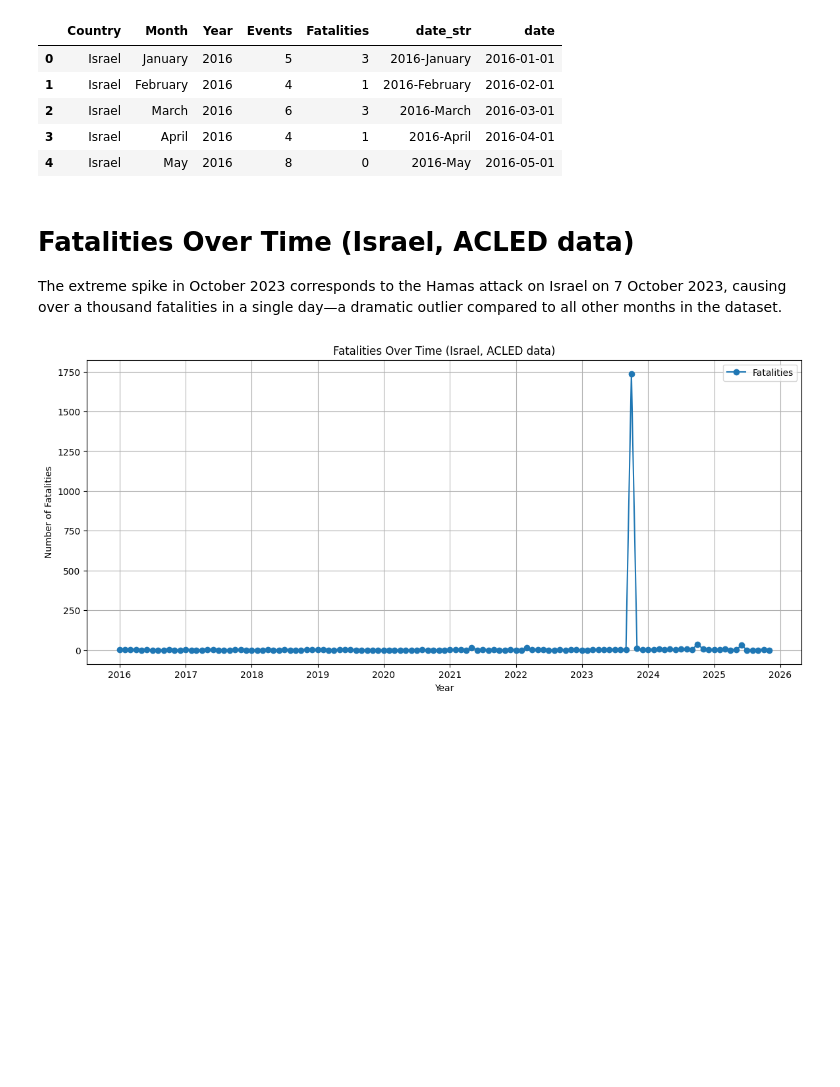
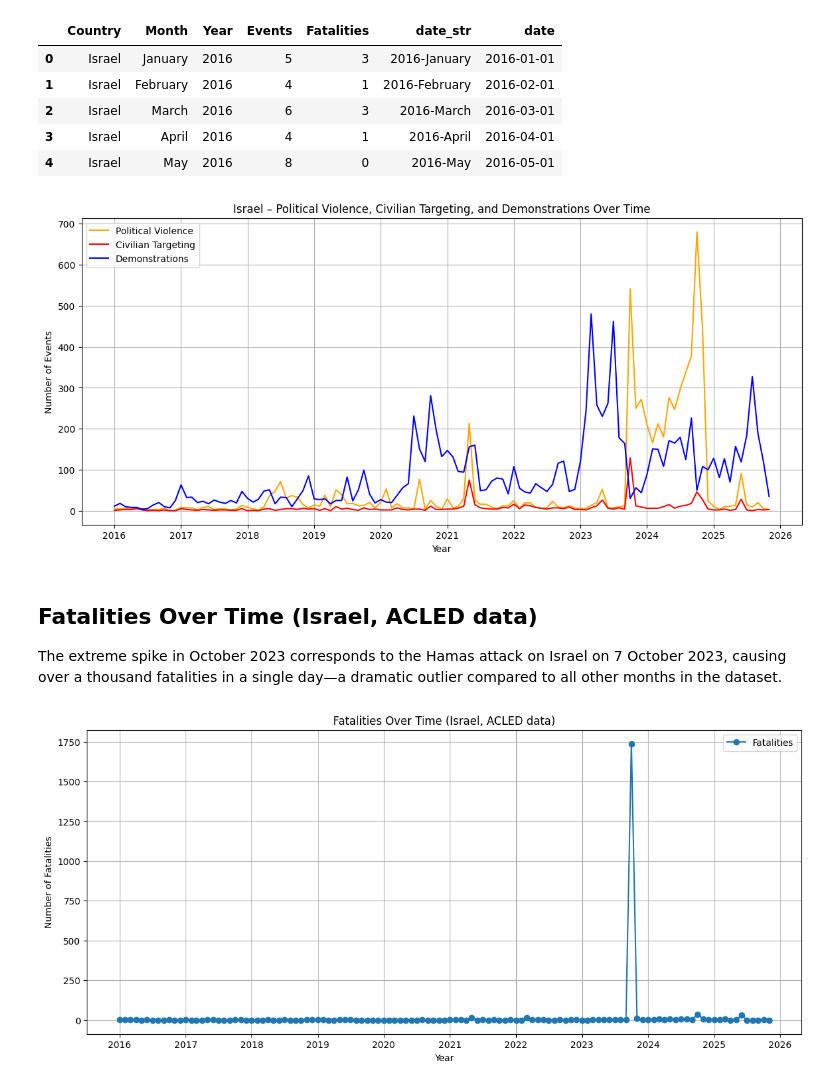
Before and after one commit to zvelegrakis/projects, a Jupyter notebook: projects/000_p1/notebooks/exploration.ipynb, the cells around one changed output. Cells and saved outputs as stored; diff of their text form; code cells hidden in the pictures; blank space fills up the shorter version.

```diff
--- a/projects/000_p1/notebooks/exploration.ipynb
+++ b/projects/000_p1/notebooks/exploration.ipynb
@@ -1,6 +1,11 @@
 # %%
 import pandas as pd
 
-df = pd.read_csv("../data/israel_political_violence.csv")
-df.head()
+DATA_PATH = "../data/"
+
+df_pol = pd.read_csv(DATA_PATH + "israel_political_violence.csv")
+df_civ = pd.read_csv(DATA_PATH + "israel_civilian_targeting.csv")
+df_demo = pd.read_csv(DATA_PATH + "israel_demonstration.csv")
+
+df_pol.head(), df_civ.head(), df_demo.head()
 # %% [output]
@@ -13,13 +30,14 @@ df.head()
 # %%
-import pandas as pd
+def add_date_column(df):
+    df["date_str"] = df["Year"].astype(str) + "-" + df["Month"].astype(str)
+    df["date"] = pd.to_datetime(df["date_str"], format="%Y-%B")
+    return df.sort_values("date")
 
-# create a full date string like "2016-January"
-df["date_str"] = df["Year"].astype(str) + "-" + df["Month"].astype(str)
+df_pol = add_date_column(df_pol)
+df_civ = add_date_column(df_civ)
+df_demo = add_date_column(df_demo)
 
-# convert to datetime (pandas will auto-parse month names)
-df["date"] = pd.to_datetime(df["date_str"])
-
-df.head()
+df_pol.head()
 # %% [output]
 |  | Country | Month | Year | Events | Fatalities | date_str | date |
 | 0 | Israel | January | 2016 | 5 | 3 | 2016-January | 2016-01-01 |
@@ -27,8 +45,24 @@ df.head()
 | 2 | Israel | March | 2016 | 6 | 3 | 2016-March | 2016-03-01 |
 | 3 | Israel | April | 2016 | 4 | 1 | 2016-April | 2016-04-01 |
 | 4 | Israel | May | 2016 | 8 | 0 | 2016-May | 2016-05-01 |
+# %%
+import matplotlib.pyplot as plt
+
+plt.figure(figsize=(14,6))
+plt.plot(df_pol["date"], df_pol["Events"], label="Political Violence", color="orange")
+plt.plot(df_civ["date"], df_civ["Events"], label="Civilian Targeting", color="red")
+plt.plot(df_demo["date"], df_demo["Events"], label="Demonstrations", color="blue")
+plt.title("Israel – Political Violence, Civilian Targeting, and Demonstrations Over Time")
+plt.xlabel("Year")
+plt.ylabel("Number of Events")
+plt.grid(True)
+plt.legend()
+plt.show()
+# %% [output]
+[figure, added]
 # %% [markdown]
-# Fatalities Over Time (Israel, ACLED data)
+
+## Fatalities Over Time (Israel, ACLED data)
 
 The extreme spike in October 2023 corresponds to the Hamas attack on Israel on 7 October 2023, causing over a thousand fatalities in a single day—a dramatic outlier compared to all other months in the dataset.
 # %%
```
Also changed, not shown: parts of 11 cells of this notebook.
